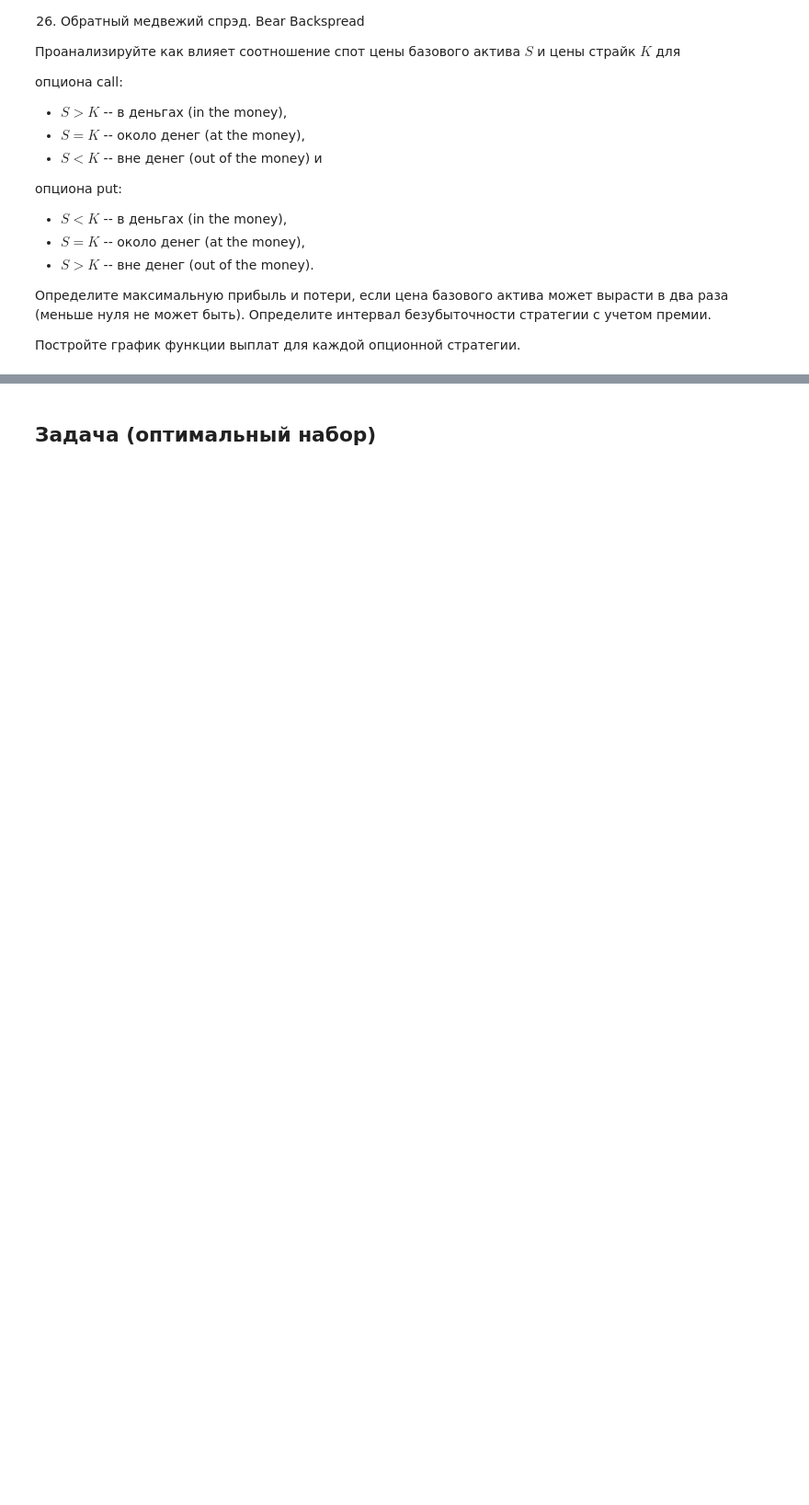
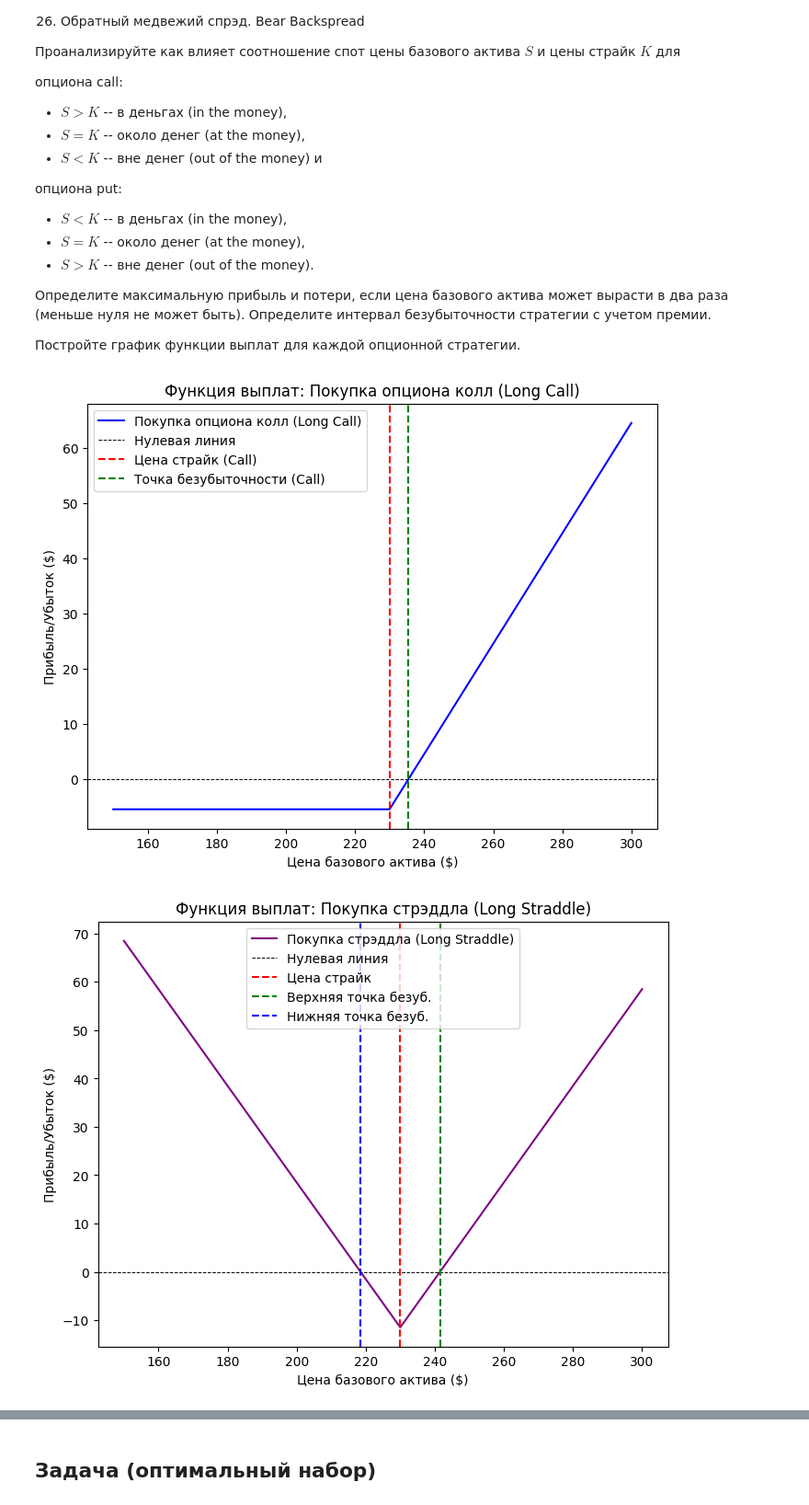
Before and after one commit to AstemirGongapshev/GSFP_2024, a Jupyter notebook: lab_1_GSFP.ipynb, the cells around one changed output, grey strips where cells are left out. Shown at 92% size. Saved outputs shown, nothing was run; the diff lists cells and outputs as text; code cells hidden in the pictures; blank space fills up the shorter version.

```diff
--- a/lab_1_GSFP.ipynb
+++ b/lab_1_GSFP.ipynb
@@ -671,0 +710,66 @@ $i$ и $i+12$, где $i$ -- ваша фамилия по алфавиту:
+# %%
+# 1, 13 мои
+
+# Исходные данные: взяты из доски опционов NASDAQ на акции Apple (AAPL)
+# Источник: https://www.nasdaq.com/market-activity/stocks/aapl/option-chain
+
+
+spot_price = 229.00
+
+
+strike_price_call = 230
+premium_call = 5.50
+
+strike_price_put = 230
+premium_put = 6.00
+
+
+S = np.linspace(150, 300, 500)
+
+
+payoff_call = np.maximum(0, S - strike_price_call) - premium_call
+
+
+payoff_straddle = (
+    np.maximum(0, S - strike_price_call) + np.maximum(0, strike_price_put - S)
+    - (premium_call + premium_put)
+)
+
+break_even_call = strike_price_call + premium_call
+break_even_straddle_upper = strike_price_call + (premium_call + premium_put)
+break_even_straddle_lower = strike_price_call - (premium_call + premium_put)
+
+
+plt.figure(figsize=(8, 6))
+plt.plot(S, payoff_call, label='Покупка опциона колл (Long Call)', color='blue')
+plt.axhline(0, color='black', linewidth=0.7, linestyle='--', label='Нулевая линия')
+plt.axvline(strike_price_call, color='red', linestyle='--', label='Цена страйк (Call)')
+plt.axvline(break_even_call, color='green', linestyle='--', label='Точка безубыточности (Call)')
+plt.title('Функция выплат: Покупка опциона колл (Long Call)')
+plt.xlabel('Цена базового актива ($)')
+plt.ylabel('Прибыль/Убыток ($)')
+plt.legend()
+plt.show()
+
+
+plt.figure(figsize=(8, 6))
+plt.plot(S, payoff_straddle, label='Покупка стрэддла (Long Straddle)', color='purple')
+plt.axhline(0, color='black', linewidth=0.7, linestyle='--', label='Нулевая линия')
+plt.axvline(strike_price_call, color='red', linestyle='--', label='Цена страйк')
+plt.axvline(break_even_straddle_upper, color='green', linestyle='--', label='Верхняя точка безуб.')
+plt.axvline(break_even_straddle_lower, color='blue', linestyle='--', label='Нижняя точка безуб.')
+plt.title('Функция выплат: Покупка стрэддла (Long Straddle)')
+plt.xlabel('Цена базового актива ($)')
+plt.ylabel('Прибыль/Убыток ($)')
+plt.legend()
+plt.show()
+
+print("Данные взяты с доски опционов NASDAQ для акций Apple Inc. (AAPL):")
+print("Источник: https://www.nasdaq.com/market-activity/stocks/aapl/option-chain")
+print("Параметры опционов:")
+print(f"  - Текущая цена базового актива: {spot_price}$")
+print(f"  - Опцион колл: страйк {strike_price_call}$, премия {premium_call}$")
+print(f"  - Опцион пут: страйк {strike_price_put}$, премия {premium_put}$")
+# %% [output]
+[figure, added]
+[figure, added]
```
Also changed, not shown: parts of 18 cells of this notebook.
